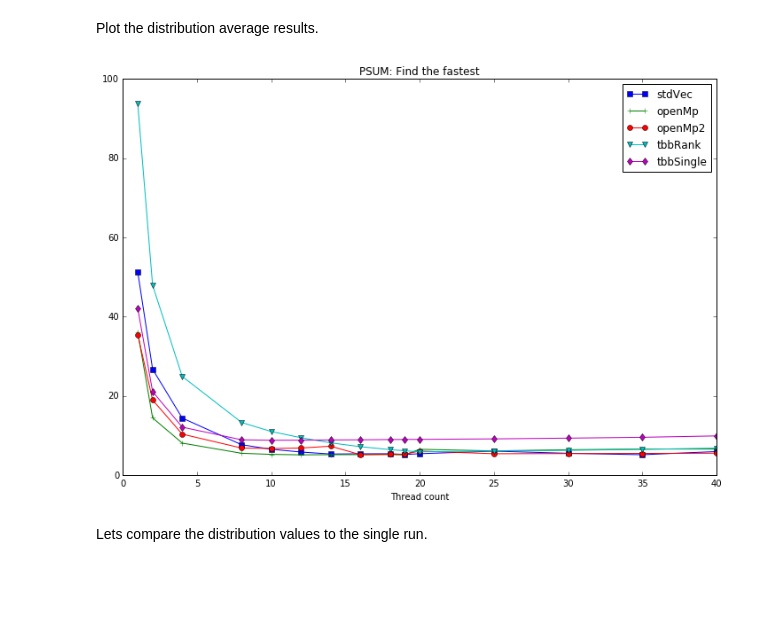
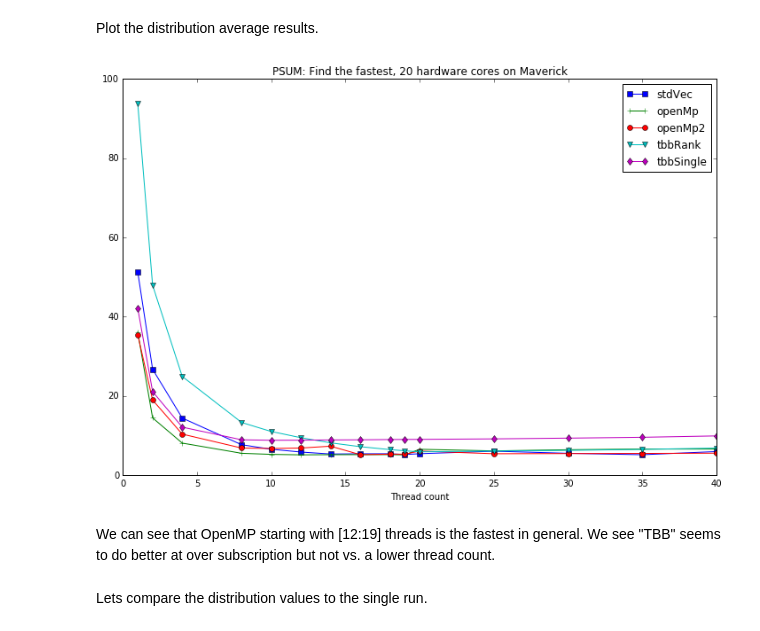
Before and after one commit to ParaToolsInc/benchmarks, a Jupyter notebook: threading/tacc_1/run2_data/histogramPsum.ipynb, the cells around one changed output. Drawn from its saved outputs; the diff is of its cells as text; code cells hidden in the pictures; blank space fills up the shorter version.

Commit message:
added verbeage about threadcount and openmp insertion

```diff
--- a/threading/tacc_1/run2_data/histogramPsum.ipynb
+++ b/threading/tacc_1/run2_data/histogramPsum.ipynb
@@ -156,19 +157,21 @@ Plot the distribution average results.
 # %%
 
 fig = plt.figure(figsize=(12,8))
 ax = fig.add_subplot(111)
 dk='Find the fastest'
 ax.plot([x[1] for x in stdVec],[x[0] for x in stdVec],'s-',label='stdVec')
 ax.plot([x[1] for x in openMp],[x[0] for x in openMp],'+-',label='openMp')
 ax.plot([x[1] for x in openMp2],[x[0] for x in openMp2],'o-',label='openMp2')
 ax.plot([x[1] for x in tbbRank],[x[0] for x in tbbRank],'v-',label='tbbRank')
 ax.plot([x[1] for x in tbbSingle],[x[0] for x in tbbSingle],'d-',label='tbbSingle')
 plt.xlabel('Thread count')
-plt.title('PSUM: '+ dk)
+plt.title('PSUM: '+ dk + ', 20 hardware cores on Maverick')
 plt.legend()
 plt.show()
 # %% [output]
-[figure, old version]
+[figure, new version]
+# %% [markdown]
+We can see that OpenMP starting with [12:19] threads is the fastest in general.  We see "TBB" seems to do better at over subscription but not vs. a lower thread count.
 # %% [markdown]
 Lets compare the distribution values to the single run.
 # %%
```
Also changed, not shown: parts of 1 cell of this notebook.
